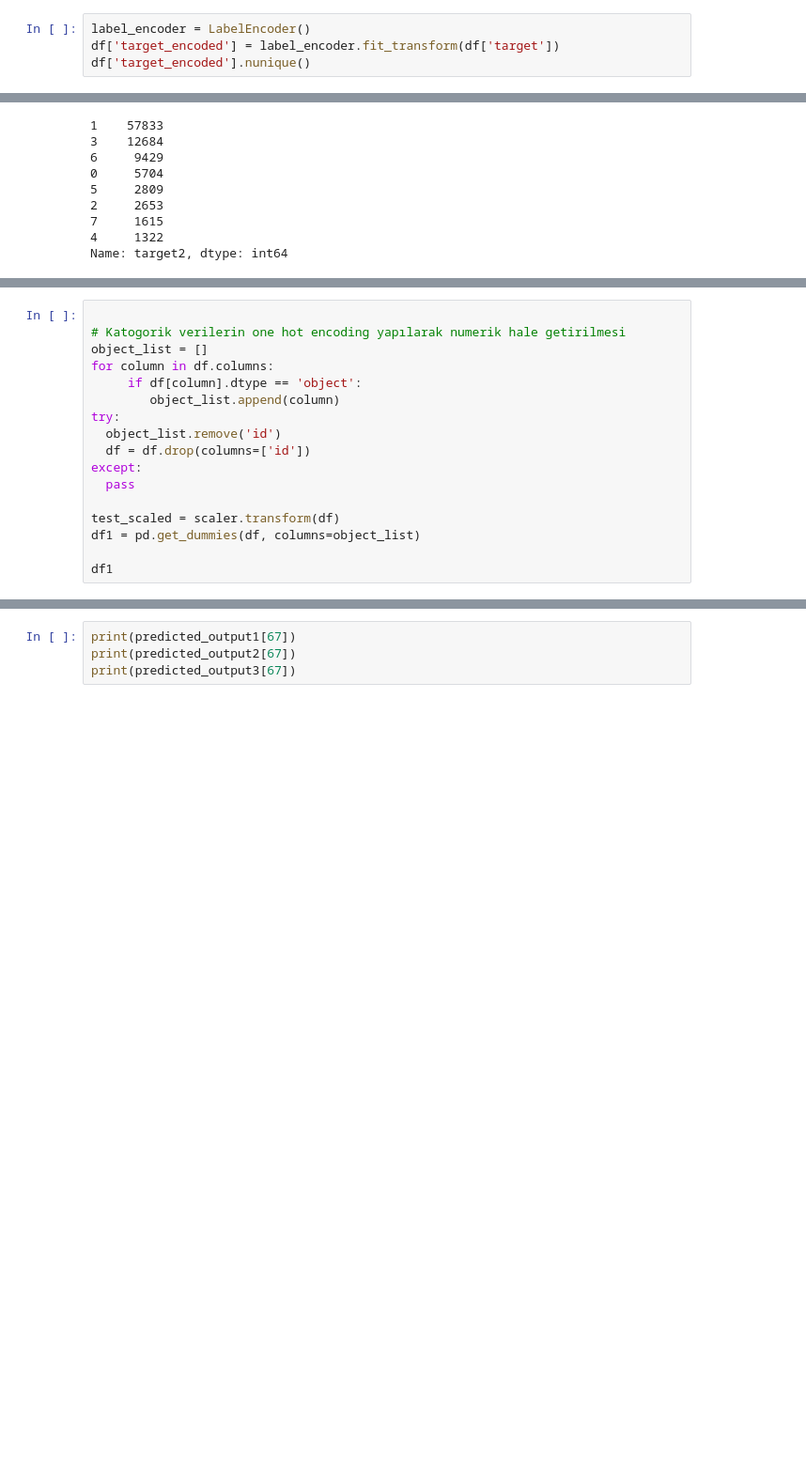
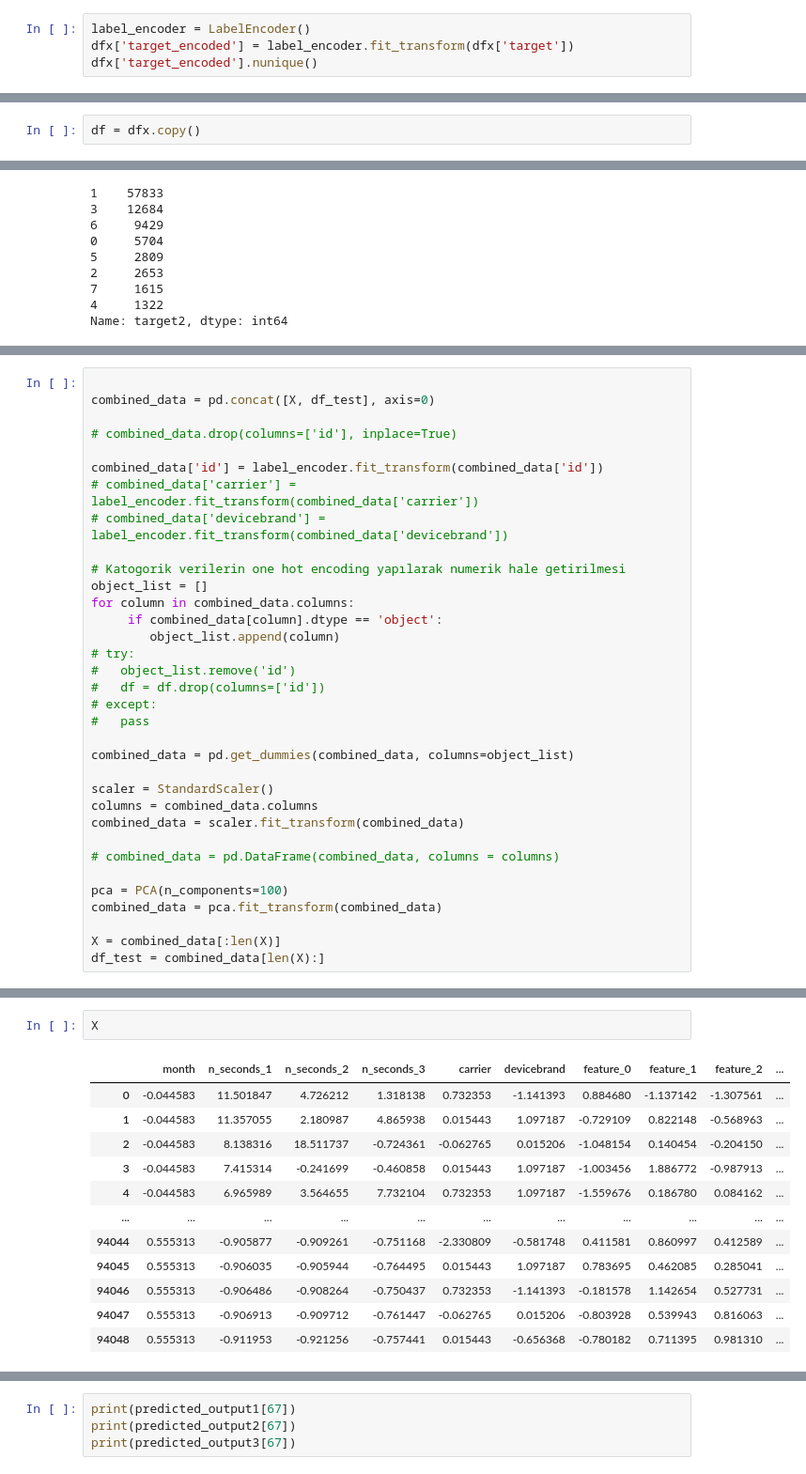
Before and after one commit to mucahitozkaya/app, a Jupyter notebook: app.ipynb, the cells around one changed output, grey strips where cells are left out. Shown at 94% size. Cells and saved outputs as stored; diff of their text form; blank space fills up the shorter version.

```diff
--- a/app.ipynb
+++ b/app.ipynb
@@ -61,7 +103,7 @@ df_test = test_final.copy()
 # %%
 label_encoder = LabelEncoder()
-df['target_encoded'] = label_encoder.fit_transform(df['target'])
-df['target_encoded'].nunique()
+dfx['target_encoded'] = label_encoder.fit_transform(dfx['target'])
+dfx['target_encoded'].nunique()
 # %% [output]
 112
 # %%
@@ -142,3 +184,5 @@ tensorboard_callback = tf.keras.callbacks.TensorBoard(log_dir=logdir)
 callbacks_list = [checkpoint,tensorboard_callback]
 # %% [markdown]
 #Preprocess
+# %%
+df = dfx.copy()
@@ -181,17 +251,34 @@ array([[-1.79102283, 11.19691455,  4.62182613, ..., -1.86582789,
 # %%
+
+combined_data = pd.concat([X, df_test], axis=0)
+
+# combined_data.drop(columns=['id'], inplace=True)
+
+combined_data['id'] = label_encoder.fit_transform(combined_data['id'])
+# combined_data['carrier'] = label_encoder.fit_transform(combined_data['carrier'])
+# combined_data['devicebrand'] = label_encoder.fit_transform(combined_data['devicebrand'])
 
 # Katogorik verilerin one hot encoding yapılarak numerik hale getirilmesi
 object_list = []
-for column in df.columns:
-     if df[column].dtype == 'object':
+for column in combined_data.columns:
+     if combined_data[column].dtype == 'object':
         object_list.append(column)
-try:
-  object_list.remove('id')
-  df = df.drop(columns=['id'])
-except:
-  pass
+# try:
+#   object_list.remove('id')
+#   df = df.drop(columns=['id'])
+# except:
+#   pass
 
-test_scaled = scaler.transform(df)
-df1 = pd.get_dummies(df, columns=object_list)
+combined_data = pd.get_dummies(combined_data, columns=object_list)
 
-df1
+scaler = StandardScaler()
+columns = combined_data.columns
+combined_data = scaler.fit_transform(combined_data)
+
+# combined_data = pd.DataFrame(combined_data, columns = columns)
+
+pca = PCA(n_components=100)
+combined_data = pca.fit_transform(combined_data)
+
+X = combined_data[:len(X)]
+df_test = combined_data[len(X):]
@@ -231,0 +285,15 @@ df_test
+# %%
+X
+# %% [output]
+|  | month | n_seconds_1 | n_seconds_2 | n_seconds_3 | carrier | devicebrand | feature_0 | feature_1 | feature_2 | ... |
+| 0 | -0.044583 | 11.501847 | 4.726212 | 1.318138 | 0.732353 | -1.141393 | 0.884680 | -1.137142 | -1.307561 | ... |
+| 1 | -0.044583 | 11.357055 | 2.180987 | 4.865938 | 0.015443 | 1.097187 | -0.729109 | 0.822148 | -0.568963 | ... |
+| 2 | -0.044583 | 8.138316 | 18.511737 | -0.724361 | -0.062765 | 0.015206 | -1.048154 | 0.140454 | -0.204150 | ... |
+| 3 | -0.044583 | 7.415314 | -0.241699 | -0.460858 | 0.015443 | 1.097187 | -1.003456 | 1.886772 | -0.987913 | ... |
+| 4 | -0.044583 | 6.965989 | 3.564655 | 7.732104 | 0.732353 | 1.097187 | -1.559676 | 0.186780 | 0.084162 | ... |
+| ... | ... | ... | ... | ... | ... | ... | ... | ... | ... | ... |
+| 94044 | 0.555313 | -0.905877 | -0.909261 | -0.751168 | -2.330809 | -0.581748 | 0.411581 | 0.860997 | 0.412589 | ... |
+| 94045 | 0.555313 | -0.906035 | -0.905944 | -0.764495 | 0.015443 | 1.097187 | 0.783695 | 0.462085 | 0.285041 | ... |
+| 94046 | 0.555313 | -0.906486 | -0.908264 | -0.750437 | 0.732353 | -1.141393 | -0.181578 | 1.142654 | 0.527731 | ... |
+| 94047 | 0.555313 | -0.906913 | -0.909712 | -0.761447 | -0.062765 | 0.015206 | -0.803928 | 0.539943 | 0.816063 | ... |
+| 94048 | 0.555313 | -0.911953 | -0.921256 | -0.757441 | 0.015443 | -0.656368 | -0.780182 | 0.711395 | 0.981310 | ... |
```
Also changed, not shown: parts of 25 cells of this notebook.
